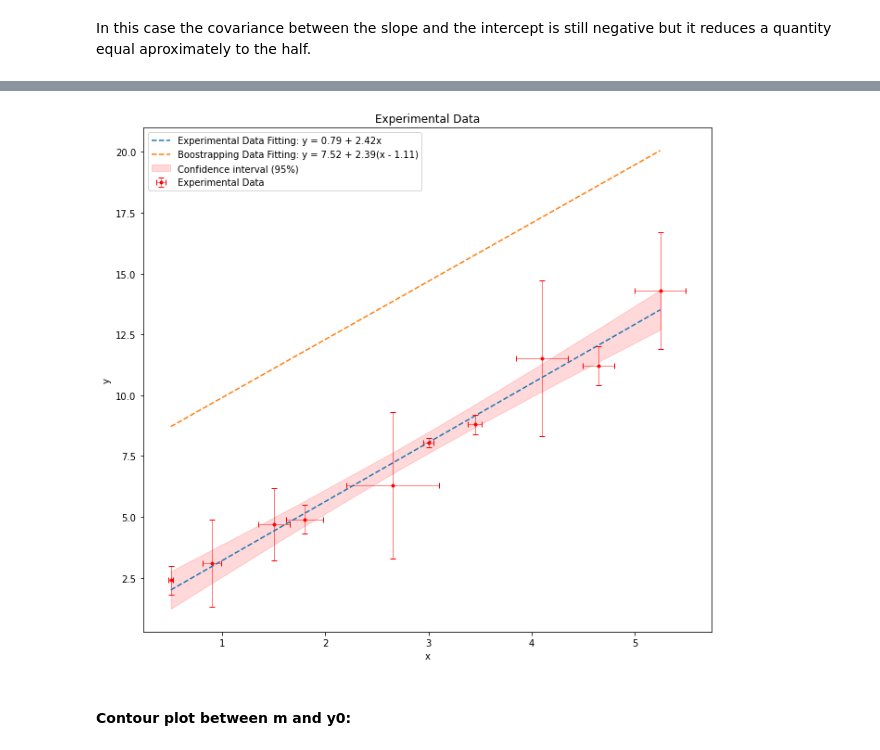
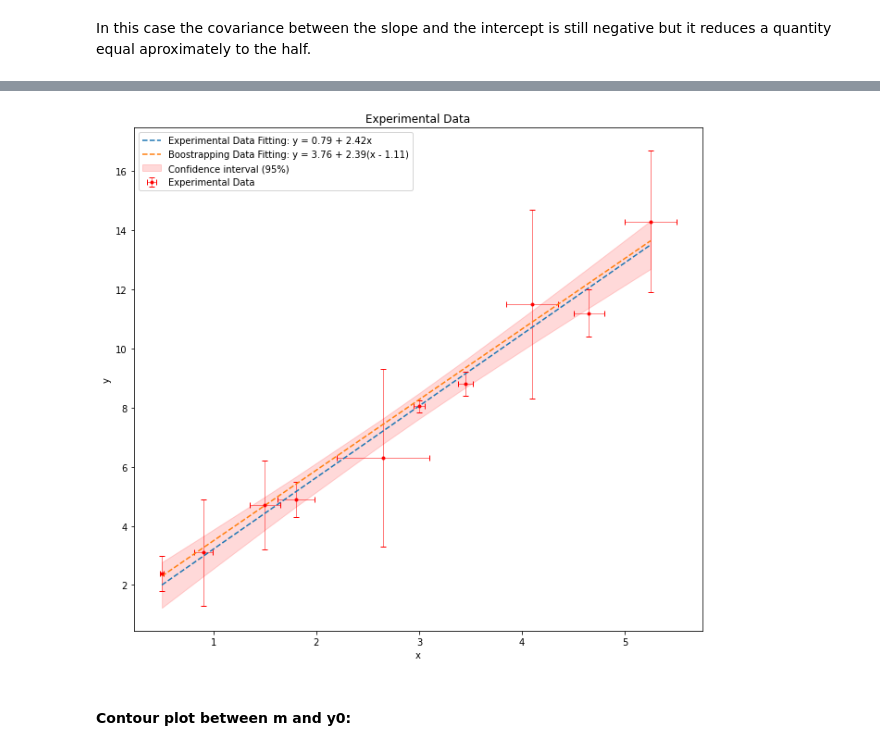
Before and after one commit to ccochato/cnm_final_project, a Jupyter notebook: FINAL_PROJECT_BOOTSTRAPPING-Part2.ipynb, the cells around one changed output, grey strips where cells are left out. Drawn from its saved outputs; the diff is of its cells as text; code cells hidden in the pictures.

Commit message:
Correction in the fitting formula

```diff
--- a/FINAL_PROJECT_BOOTSTRAPPING-Part2.ipynb
+++ b/FINAL_PROJECT_BOOTSTRAPPING-Part2.ipynb
@@ -54,7 +54,7 @@ def weighted_av(x, sigma):
     '''
     n, d  = 0, 0
     for i in range(len(x)):
-        n += x[i]/sigma[i]**2
-        d += 1/sigma[i]**2
+        n += x[i]/(sigma[i]*sigma[i])
+        d += 1/(sigma[i]**2)
     x_w = n/d
     return x_w
@@ -188,29 +207,29 @@ m ± 𝜎m = 2.387 ± 0.374
 # %%
 # Create a plot environment
 fig, ax = plt.subplots(figsize = (11, 10))
 # Experimental data fitting plot
 a_d , b_d = slope_inter(x, y)
 yfit = a_d + b_d*np.array(x)
 plt.plot(x, yfit, "--", label = "Experimental Data Fitting: y = "+str(round(a_d, 2))+' + '+str(round(b_d, 2))+'x')
 plt.errorbar(x,y, xerr = sx, yerr = sy, fmt = 'ro', markersize = 3,
              ecolor = 'red', capsize = 3,  linewidth = 0.5,
              color = 'darkblue', label = "Experimental Data")
 # Boostrapping data fitting plot
-plt.plot(x, y0 + m*np.array(x), "--", label = "Boostrapping Data Fitting: y = "+str(round(y0, 2))+' + '+str(round(m, 2))+'(x - '+str(round(weighted_av(x,sx),2))+')')
+plt.plot(x, y0 + m*np.array(x-weighted_av(x, sx)), "--", label = "Boostrapping Data Fitting: y = "+str(round(y0, 2))+' + '+str(round(m, 2))+'(x - '+str(round(weighted_av(x,sx),2))+')')
 # Confidence interval plot
 resid = y - yfit
 s_err = np.sqrt(np.sum(resid**2)/(len(resid) - 1))
 t = stats.t.ppf(0.975, len(x)-1) # t = 0.975 for 95 % of confidence
 ci = t * s_err * np.sqrt(1/len(x) + (x - np.mean(x))**2/np.sum((x-np.mean(x))**2))
 plt.fill_between(x, yfit + ci, yfit - ci, color=[1, 0, 0, 0.15], label = "Confidence interval (95%)")
 
 plt.xlabel('x')
 plt.ylabel('y')
 plt.title('Experimental Data')
 plt.legend()
 plt.show()
 # %% [output]
-[figure, old version]
+[figure, new version]
 # %% [markdown]
 #### Contour plot between m and y0:
 # %%
```
Also changed, not shown: parts of 9 cells of this notebook.
